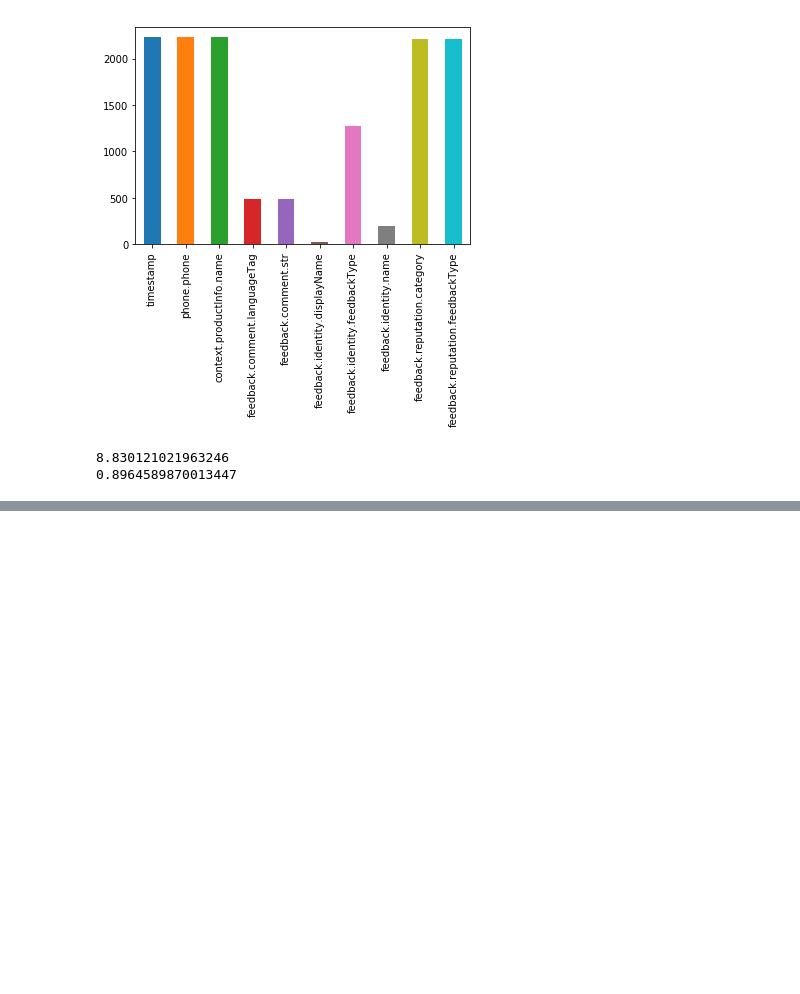
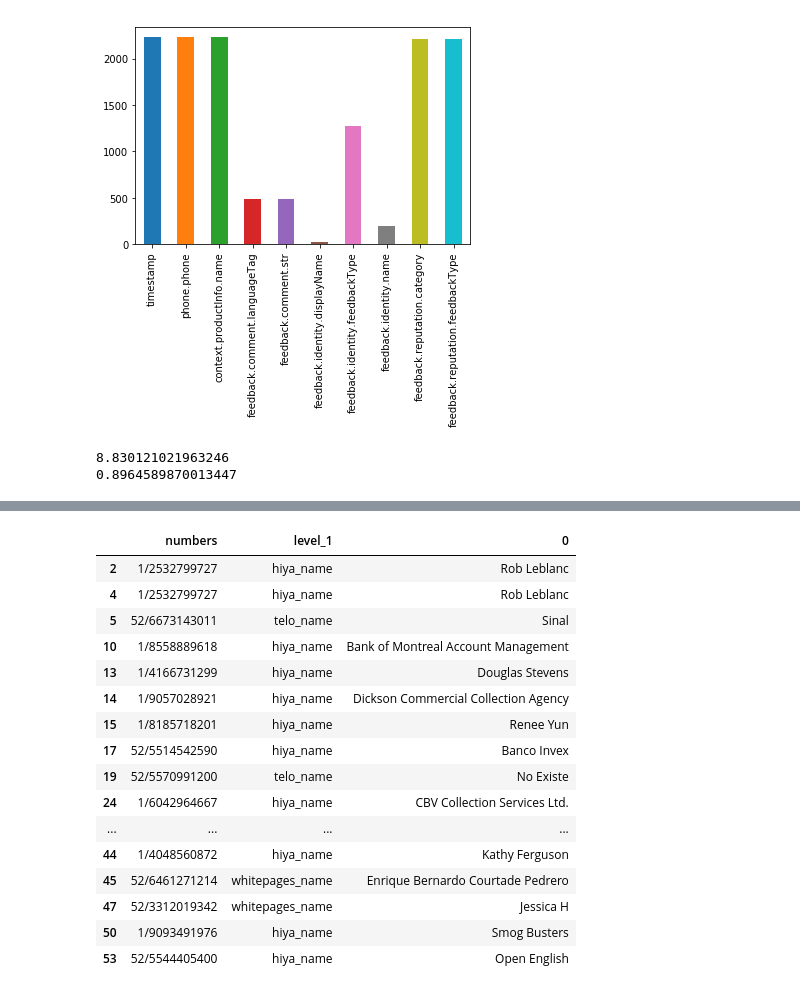
Before and after one commit to Mat-Rees/jupyter_notebooks, a Jupyter notebook: User_Feedback_Investigation.ipynb, the cells around one changed output, grey strips where cells are left out. Saved outputs shown, nothing was run; the diff lists cells and outputs as text; code cells hidden in the pictures; blank space fills up the shorter version.

```diff
--- a/User_Feedback_Investigation.ipynb
+++ b/User_Feedback_Investigation.ipynb
@@ -190,0 +267,35 @@ print(percent_of_names)
+# %%
+import pandas as pd
+
+id_df = pd.read_csv('userfeedback.out')
+name_cols = id_df.filter(regex='numbers|name').columns
+id_df = id_df[name_cols].drop(id_df.columns[0], axis=1)
+
+# get columns that might contain a name
+name_cols = id_df.filter(regex='name').columns
+# merge
+merged_ids = id_df[name_cols].stack().reset_index(level=1)
+num_df = id_df['numbers'].to_frame()
+
+
+df_of_ids = num_df.merge(merged_ids, left_index=True, right_index=True)
+
+display(df_of_ids)
+# %% [output]
+|  | numbers | level_1 | 0 |
+| 2 | 1/2532799727 | hiya_name | Rob Leblanc |
+| 4 | 1/2532799727 | hiya_name | Rob Leblanc |
+| 5 | 52/6673143011 | telo_name | Sinal |
+| 10 | 1/8558889618 | hiya_name | Bank of Montreal Account Management |
+| 13 | 1/4166731299 | hiya_name | Douglas Stevens |
+| 14 | 1/9057028921 | hiya_name | Dickson Commercial Collection Agency |
+| 15 | 1/8185718201 | hiya_name | Renee Yun |
+| 17 | 52/5514542590 | hiya_name | Banco Invex |
+| 19 | 52/5570991200 | telo_name | No Existe |
+| 24 | 1/6042964667 | hiya_name | CBV Collection Services Ltd. |
+| ... | ... | ... | ... |
+| 44 | 1/4048560872 | hiya_name | Kathy Ferguson |
+| 45 | 52/6461271214 | whitepages_name | Enrique Bernardo Courtade Pedrero |
+| 47 | 52/3312019342 | whitepages_name | Jessica H |
+| 50 | 1/9093491976 | hiya_name | Smog Busters |
+| 53 | 52/5544405400 | hiya_name | Open English |
```
Also changed, not shown: parts of 17 cells of this notebook.
